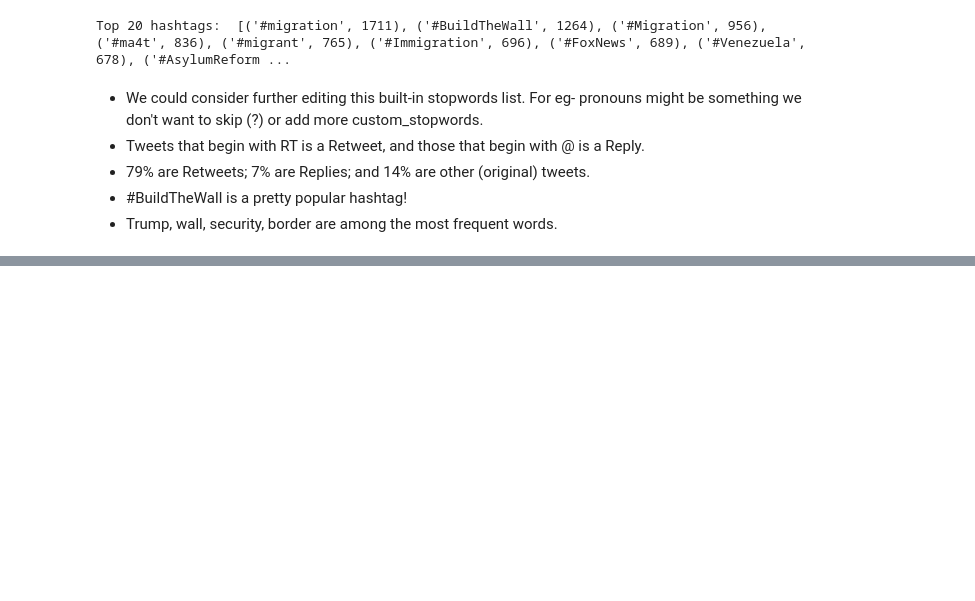
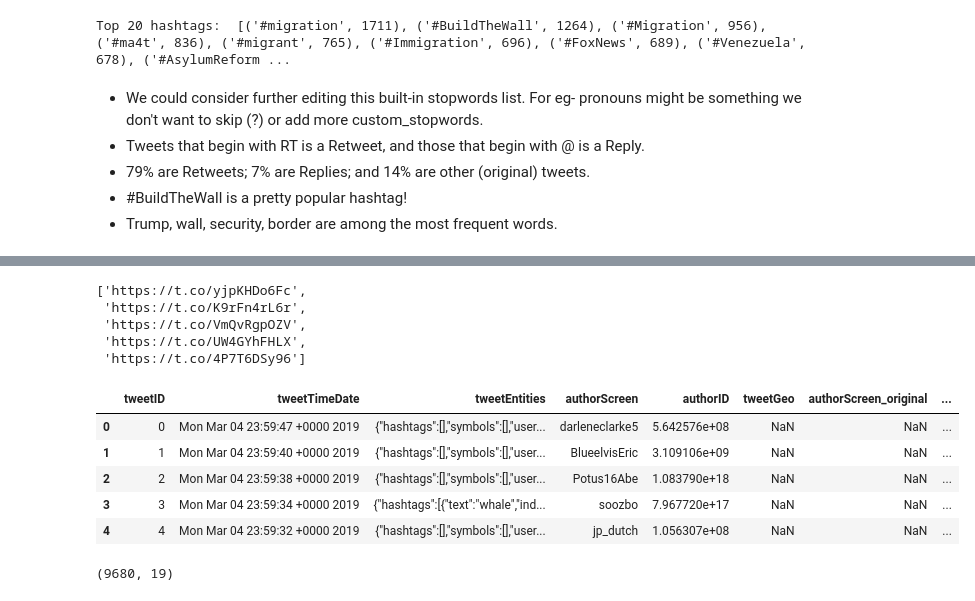
Before and after one commit to menyalas/llcu612Project, a Jupyter notebook: Tweets-Analysis.ipynb, the cells around one changed output, grey strips where cells are left out. Drawn from its saved outputs; the diff is of its cells as text; code cells hidden in the pictures; blank space fills up the shorter version.

```diff
--- a/Tweets-Analysis.ipynb
+++ b/Tweets-Analysis.ipynb
@@ -152,0 +203,4 @@ Top 20 hashtags:  [('#migration', 1711), ('#BuildTheWall', 1264), ('#Migration',
+# %%
+# Since authorLang is our default:
+tweetID_tweetText_authorLang = [tuple(x) for x in df[['tweetID', 'tweetText', 'authorLang']].values]
+tweetID_tweetText_authorLang[:3] # preview
@@ -152,0 +222,46 @@ Top 20 hashtags:  [('#migration', 1711), ('#BuildTheWall', 1264), ('#Migration',
+# %%
+map_tweetID_tweetLang = {}
+
+failed_examples = [] # keep track of examples where langdetect failed
+
+for tup in tweetID_tweetText_authorLang:
+    ID = tup[0]
+    text = tup[1]
+    author_lang = tup[2]
+
+    try:
+        tweet_lang = langdetect.detect(text)
+    except: # default to authorLang
+#         tweet_lang = author_lang
+        tweet_lang = "BLAH"
+        failed_examples.append(text)
+
+    if '-' in author_lang: # Resolving cases such as 'en-gb' to be same as 'en'
+        if tweet_lang in author_lang: # check if langdetect() got it right
+            tweet_lang = author_lang
+
+    map_tweetID_tweetLang[ID] = tweet_lang
+# %%
+failed_examples[:5] # preview cases where langdetect didn't work
+# %% [output]
+['https://t.co/yjpKHDo6Fc',
+ 'https://t.co/K9rFn4rL6r',
+ 'https://t.co/VmQvRgpOZV',
+ 'https://t.co/UW4GYhFHLX',
+ 'https://t.co/4P7T6DSy96']
+# %%
+df['tweetLang'] = df['tweetID'].map(map_tweetID_tweetLang)
+df.head()
+# %% [output]
+|  | tweetID | tweetTimeDate | tweetEntities | authorScreen | authorID | tweetGeo | authorScreen_original | ... |
+| 0 | 0 | Mon Mar 04 23:59:47 +0000 2019 | {"hashtags":[],"symbols":[],"user... | darleneclarke5 | 5.642576e+08 | NaN | NaN | ... |
+| 1 | 1 | Mon Mar 04 23:59:40 +0000 2019 | {"hashtags":[],"symbols":[],"user... | BlueelvisEric | 3.109106e+09 | NaN | NaN | ... |
+| 2 | 2 | Mon Mar 04 23:59:38 +0000 2019 | {"hashtags":[],"symbols":[],"user... | Potus16Abe | 1.083790e+18 | NaN | NaN | ... |
+| 3 | 3 | Mon Mar 04 23:59:34 +0000 2019 | {"hashtags":[{"text":"whale","ind... | soozbo | 7.967720e+17 | NaN | NaN | ... |
+| 4 | 4 | Mon Mar 04 23:59:32 +0000 2019 | {"hashtags":[],"symbols":[],"user... | jp_dutch | 1.056307e+08 | NaN | NaN | ... |
+# %%
+# Cases where tweetLang is not the same as authorLang:
+discrep = df.loc[df['tweetLang'] != df['authorLang']]
+discrep.shape
+# %% [output]
+(9680, 19)
```
Also changed, not shown: parts of 14 cells of this notebook.
